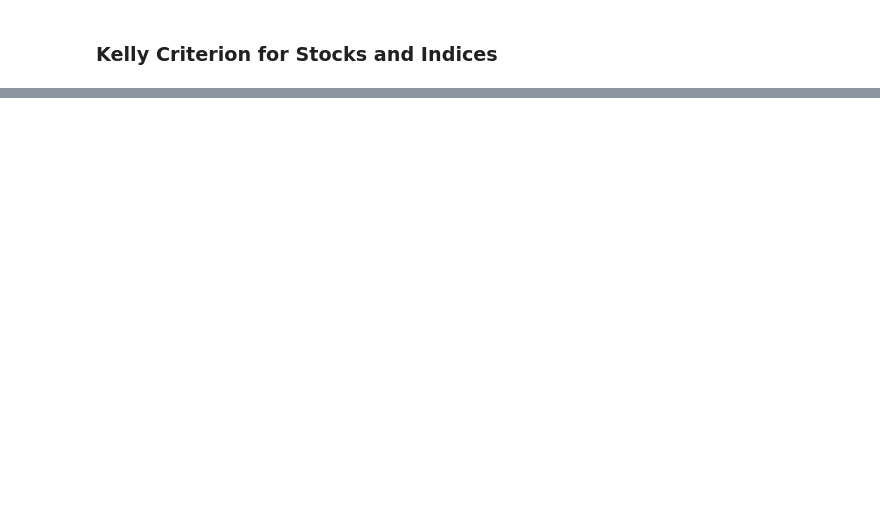
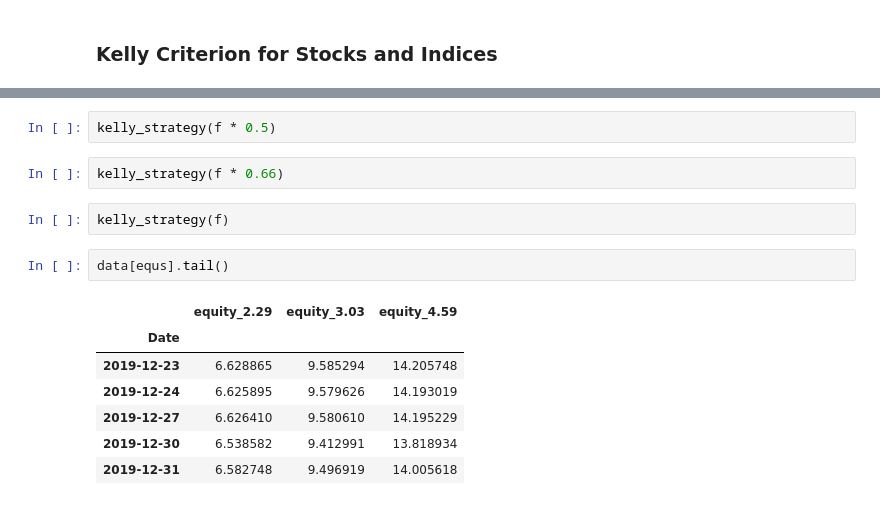
Before and after one commit to mlvhub/quant-learning, a Jupyter notebook: python-for-algorithmic-trading/10-automating-trading-operations/10-automating-trading-operations.ipynb, the cells around one changed output, grey strips where cells are left out. Drawn from its saved outputs; the diff is of its cells as text; blank space fills up the shorter version.

```diff
--- a/python-for-algorithmic-trading/10-automating-trading-operations/10-automating-trading-operations.ipynb
+++ b/python-for-algorithmic-trading/10-automating-trading-operations/10-automating-trading-operations.ipynb
@@ -87,0 +158,16 @@ plt.legend(loc=0)
+# %%
+kelly_strategy(f * 0.5)
+# %%
+kelly_strategy(f * 0.66)
+# %%
+kelly_strategy(f)
+# %%
+data[equs].tail()
+# %% [output]
+|  | equity_2.29 | equity_3.03 | equity_4.59 |
+| Date |  |  |  |
+| 2019-12-23 | 6.628865 | 9.585294 | 14.205748 |
+| 2019-12-24 | 6.625895 | 9.579626 | 14.193019 |
+| 2019-12-27 | 6.626410 | 9.580610 | 14.195229 |
+| 2019-12-30 | 6.538582 | 9.412991 | 13.818934 |
+| 2019-12-31 | 6.582748 | 9.496919 | 14.005618 |
```
Also changed, not shown: parts of 13 cells of this notebook, 1 other file.
